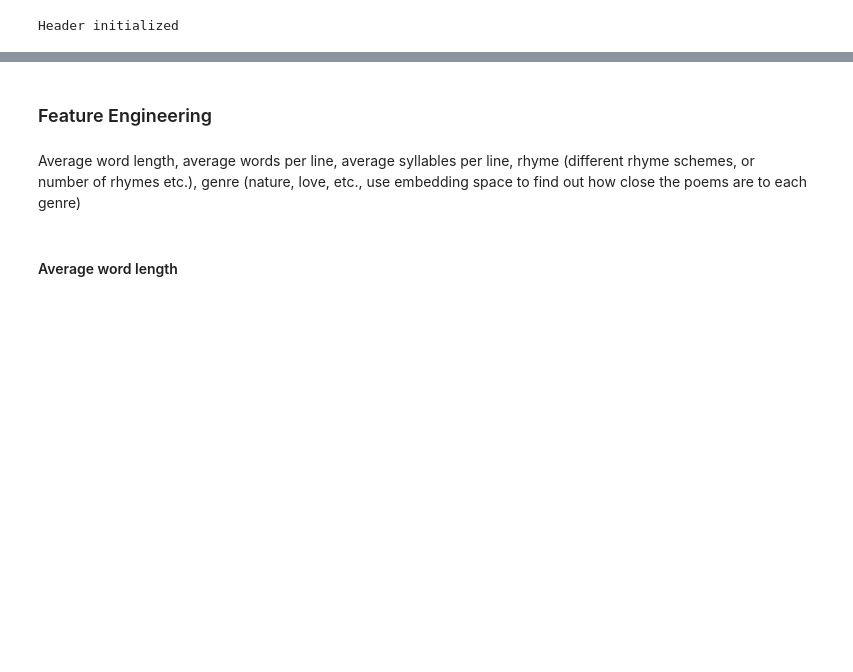
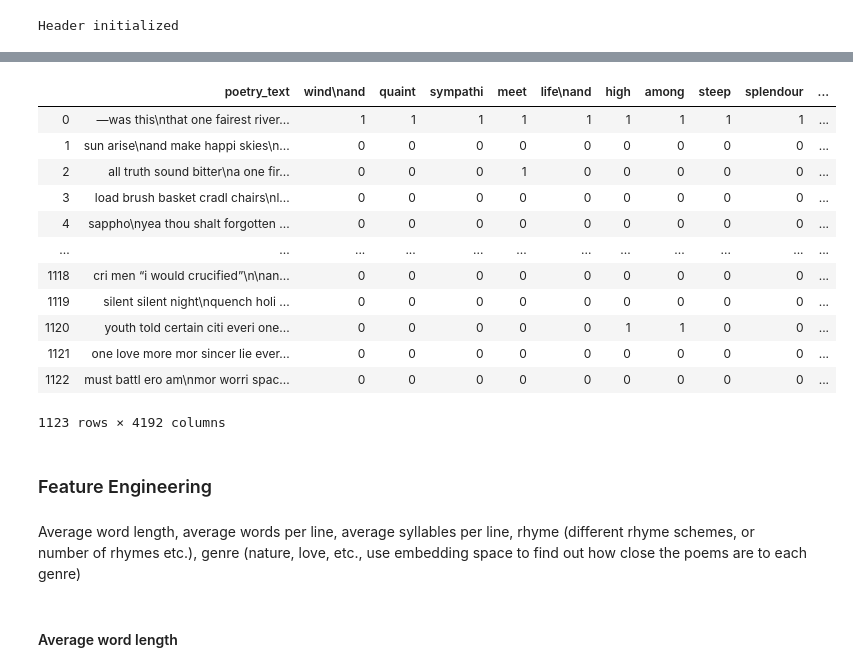
Before and after one commit to mixerupper/nlp-poetry-authorship, a Jupyter notebook: code/03-notebooks/Feature engineering.ipynb, the cells around one changed output, grey strips where cells are left out. Saved outputs shown, nothing was run; the diff lists cells and outputs as text; code cells hidden in the pictures; blank space fills up the shorter version.

```diff
--- a/code/03-notebooks/Feature engineering.ipynb
+++ b/code/03-notebooks/Feature engineering.ipynb
@@ -19,3 +19,19 @@ raw_train_data['poetry_text'].values[0]
+# %%
+raw_train_data
+# %% [output]
+|  | poetry_text | wind\nand | quaint | sympathi | meet | life\nand | high | among | steep | splendour | ... |
+| 0 | —was this\nthat one fairest river... | 1 | 1 | 1 | 1 | 1 | 1 | 1 | 1 | 1 | ... |
+| 1 | sun arise\nand make happi skies\n... | 0 | 0 | 0 | 0 | 0 | 0 | 0 | 0 | 0 | ... |
+| 2 | all truth sound bitter\na one fir... | 0 | 0 | 0 | 1 | 0 | 0 | 0 | 0 | 0 | ... |
+| 3 | load brush basket cradl chairs\nl... | 0 | 0 | 0 | 0 | 0 | 0 | 0 | 0 | 0 | ... |
+| 4 | sappho\nyea thou shalt forgotten ... | 0 | 0 | 0 | 0 | 0 | 0 | 0 | 0 | 0 | ... |
+| ... | ... | ... | ... | ... | ... | ... | ... | ... | ... | ... | ... |
+| 1118 | cri men “i would crucified”\n\nan... | 0 | 0 | 0 | 0 | 0 | 0 | 0 | 0 | 0 | ... |
+| 1119 | silent silent night\nquench holi ... | 0 | 0 | 0 | 0 | 0 | 0 | 0 | 0 | 0 | ... |
+| 1120 | youth told certain citi everi one... | 0 | 0 | 0 | 0 | 0 | 1 | 1 | 0 | 0 | ... |
+| 1121 | one love more mor sincer lie ever... | 0 | 0 | 0 | 0 | 0 | 0 | 0 | 0 | 0 | ... |
+| 1122 | must battl ero am\nmor worri spac... | 0 | 0 | 0 | 0 | 0 | 0 | 0 | 0 | 0 | ... |
+1123 rows × 4192 columns
 # %% [markdown]
 ### Feature Engineering
 # %% [markdown]
```
Also changed, not shown: parts of 12 cells of this notebook, 13 other files.
